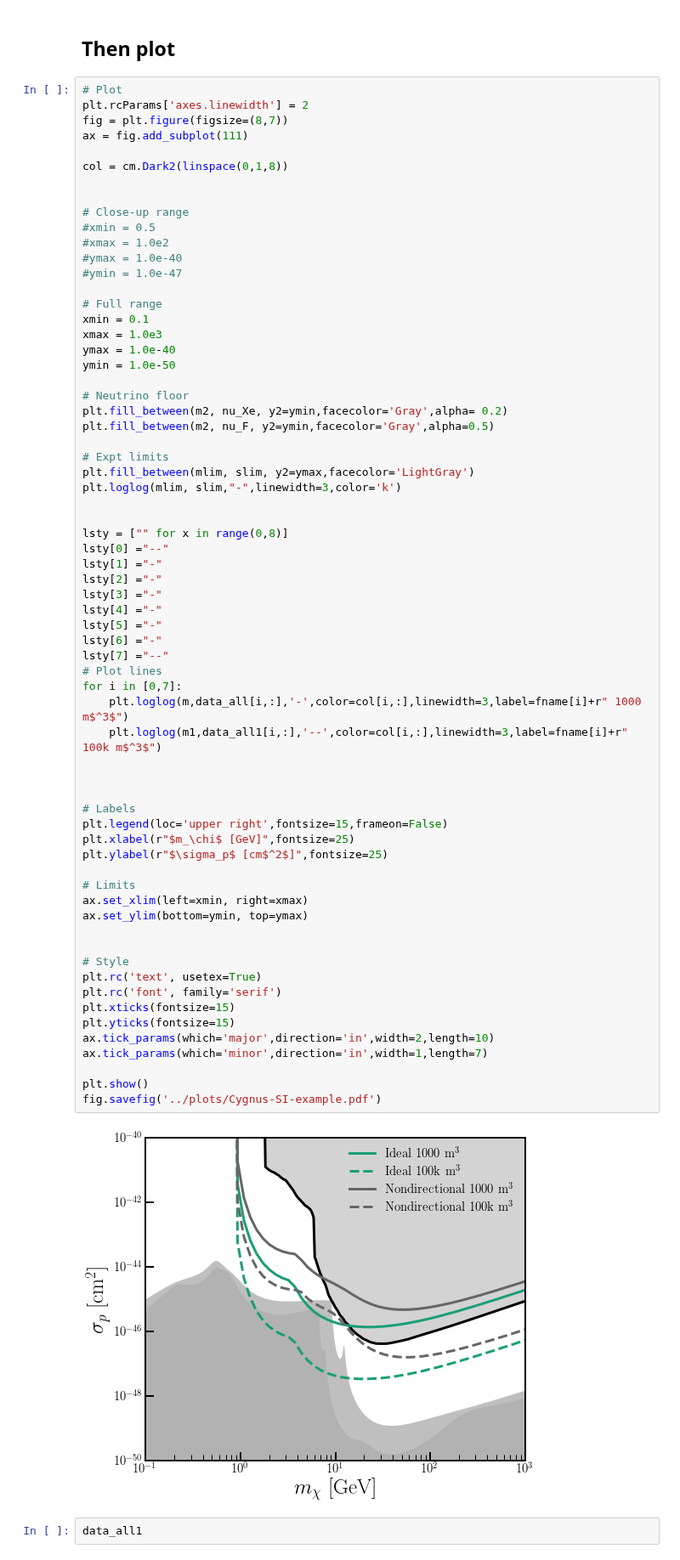
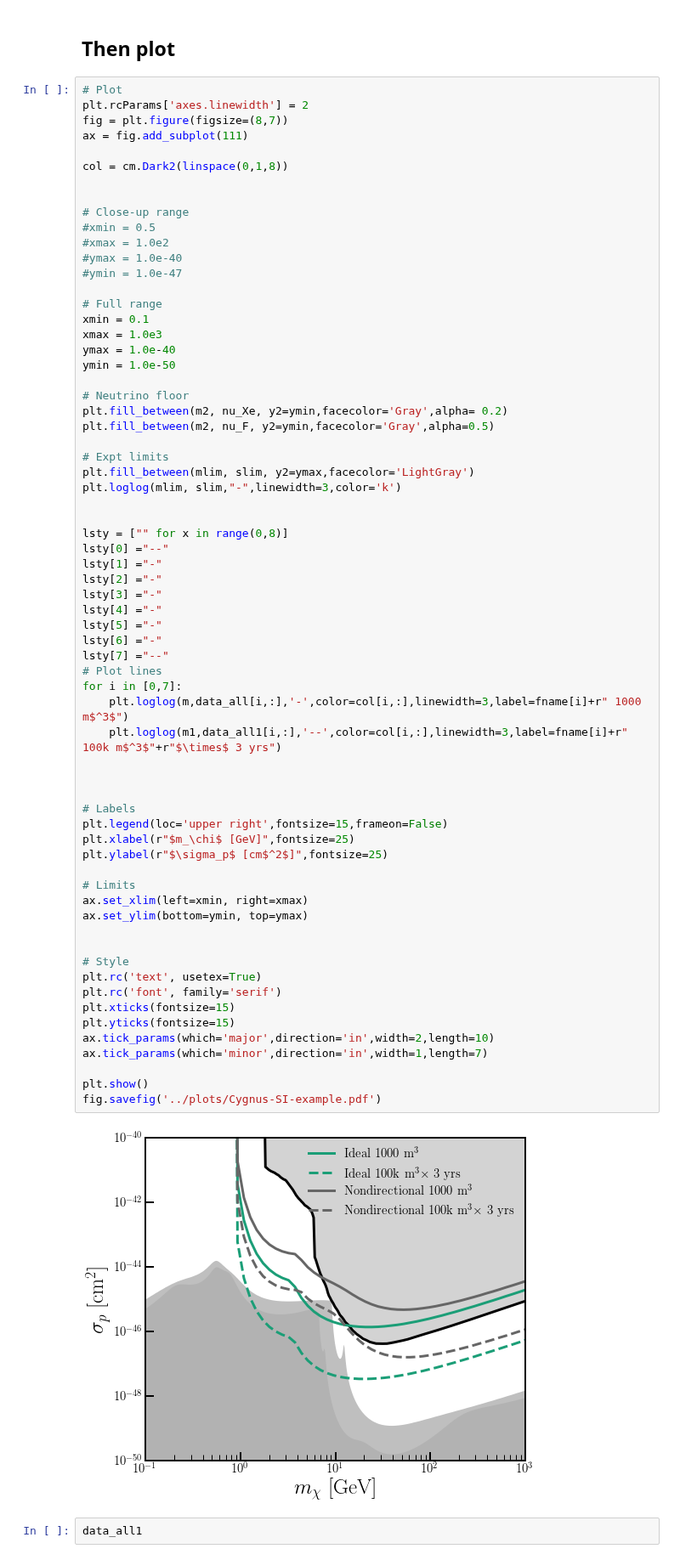
Before and after one commit to cajohare/CYGNUS, a Jupyter notebook: python/Plot_SI_limits.ipynb, the cells around one changed output. Shown at 85% size. Cells and saved outputs as stored; diff of their text form.

```diff
--- a/python/Plot_SI_limits.ipynb
+++ b/python/Plot_SI_limits.ipynb
@@ -90,35 +90,35 @@ lsty[4] ="-"
 lsty[5] ="-"
 lsty[6] ="-"
 lsty[7] ="--"
 # Plot lines
 for i in [0,7]:
     plt.loglog(m,data_all[i,:],'-',color=col[i,:],linewidth=3,label=fname[i]+r" 1000 m$^3$")
-    plt.loglog(m1,data_all1[i,:],'--',color=col[i,:],linewidth=3,label=fname[i]+r" 100k m$^3$")
+    plt.loglog(m1,data_all1[i,:],'--',color=col[i,:],linewidth=3,label=fname[i]+r" 100k m$^3$"+r"$\times$ 3 yrs")
 
 
 
 # Labels
 plt.legend(loc='upper right',fontsize=15,frameon=False)
 plt.xlabel(r"$m_\chi$ [GeV]",fontsize=25)
 plt.ylabel(r"$\sigma_p$ [cm$^2$]",fontsize=25)
 
 # Limits
 ax.set_xlim(left=xmin, right=xmax)
 ax.set_ylim(bottom=ymin, top=ymax)
 
 
 # Style
 plt.rc('text', usetex=True)
 plt.rc('font', family='serif')
 plt.xticks(fontsize=15)
 plt.yticks(fontsize=15)
 ax.tick_params(which='major',direction='in',width=2,length=10)
 ax.tick_params(which='minor',direction='in',width=1,length=7)
 
 plt.show()
 fig.savefig('../plots/Cygnus-SI-example.pdf')
 # %% [output]
-[figure, old version]
+[figure, new version]
 # %%
 data_all1
 # %% [output]
```
Also changed, not shown: 1 other file.
